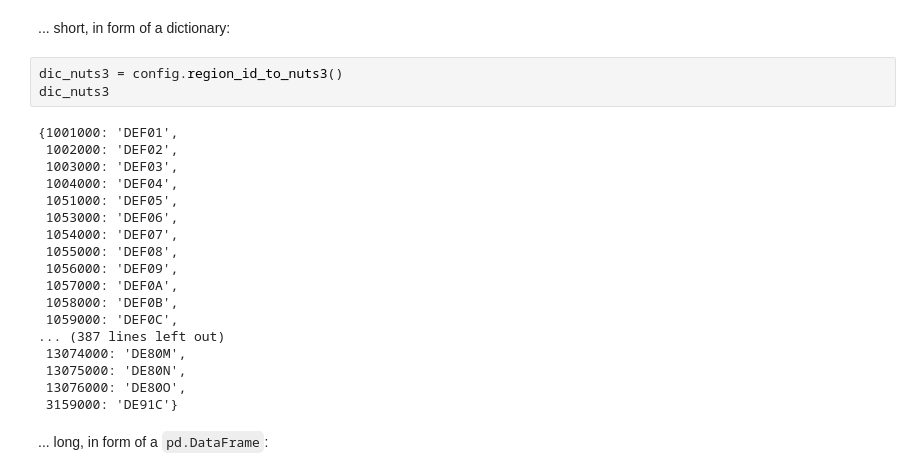
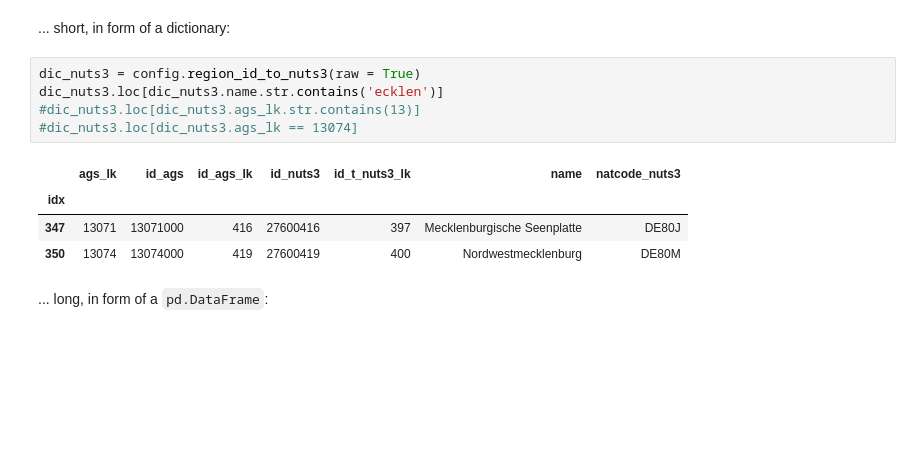
Before and after one commit to DemandRegioTeam/disaggregator, a Jupyter notebook: 90_Accessing_geographical_data.ipynb, the cells around one changed output. Drawn from its saved outputs; the diff is of its cells as text; blank space fills up the shorter version.

```diff
--- a/90_Accessing_geographical_data.ipynb
+++ b/90_Accessing_geographical_data.ipynb
@@ -7,27 +7,16 @@ from disaggregator import config, data
 ### Show underlying nuts3 data
 # %% [markdown]
 ... short, in form of a dictionary:
-# %%
-dic_nuts3 = config.region_id_to_nuts3()
-dic_nuts3
-# %% [output]
-{1001000: 'DEF01',
- 1002000: 'DEF02',
- 1003000: 'DEF03',
- 1004000: 'DEF04',
- 1051000: 'DEF05',
- 1053000: 'DEF06',
- 1054000: 'DEF07',
- 1055000: 'DEF08',
- 1056000: 'DEF09',
- 1057000: 'DEF0A',
- 1058000: 'DEF0B',
- 1059000: 'DEF0C',
-... (387 lines left out)
- 13074000: 'DE80M',
- 13075000: 'DE80N',
- 13076000: 'DE80O',
- 3159000: 'DE91C'}
+# %%
+dic_nuts3 = config.region_id_to_nuts3(raw = True)
+dic_nuts3.loc[dic_nuts3.name.str.contains('ecklen')]
+#dic_nuts3.loc[dic_nuts3.ags_lk.str.contains(13)]
+#dic_nuts3.loc[dic_nuts3.ags_lk == 13074]
+# %% [output]
+|  | ags_lk | id_ags | id_ags_lk | id_nuts3 | id_t_nuts3_lk | name | natcode_nuts3 |
+| idx |  |  |  |  |  |  |  |
+| 347 | 13071 | 13071000 | 416 | 27600416 | 397 | Mecklenburgische Seenplatte | DE80J |
+| 350 | 13074 | 13074000 | 419 | 27600419 | 400 | Nordwestmecklenburg | DE80M |
 # %% [markdown]
 ... long, in form of a `pd.DataFrame`:
 # %%
```
Also changed, not shown: 2 other files.
